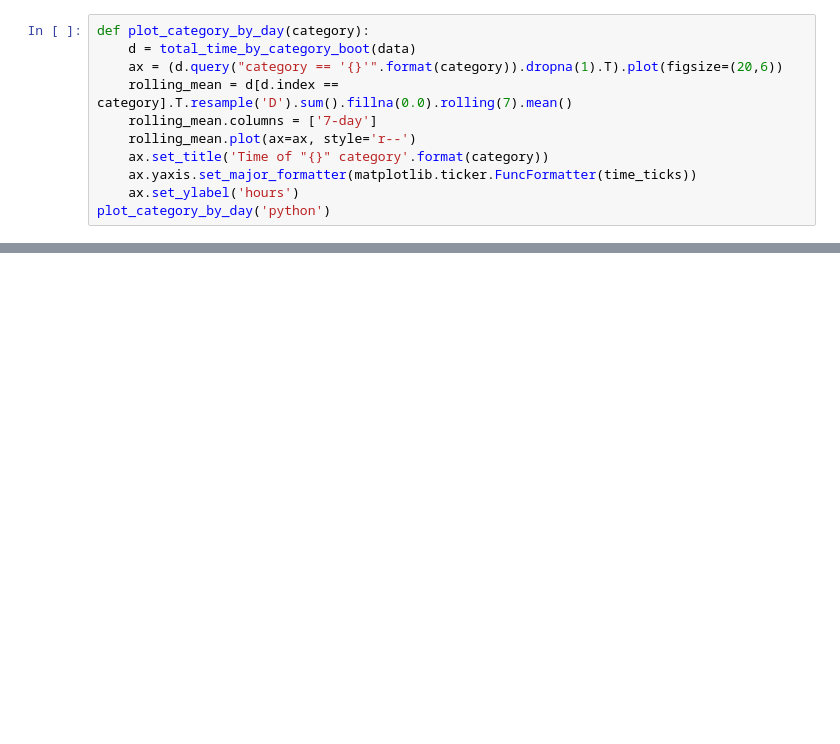
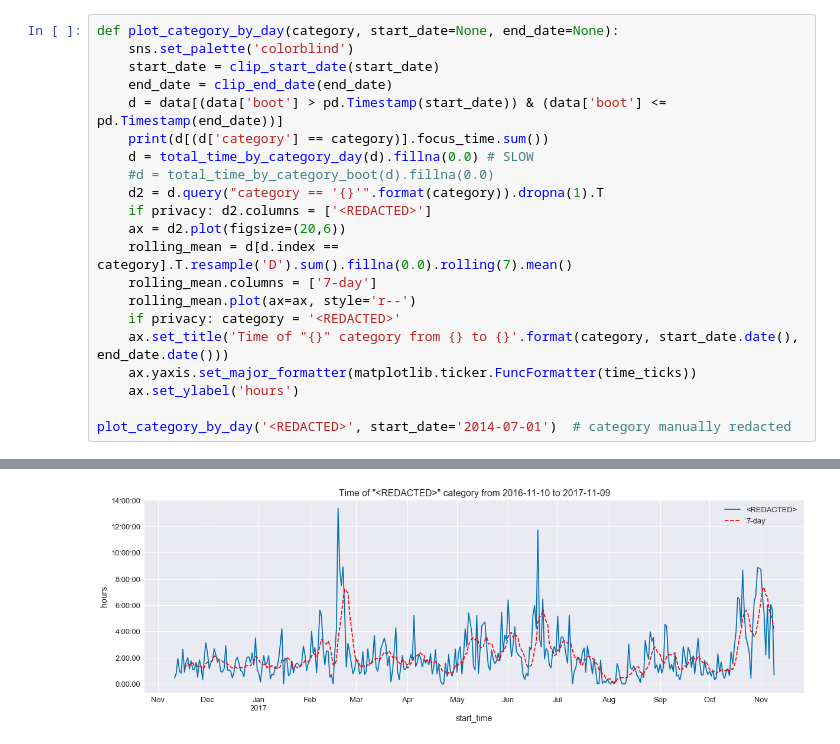
Before and after one commit to RomanKornev/Focus, a Jupyter notebook: Focus.ipynb, the cells around one changed output, grey strips where cells are left out. Cells and saved outputs as stored; diff of their text form; blank space fills up the shorter version.

```diff
--- a/Focus.ipynb
+++ b/Focus.ipynb
@@ -196,11 +76,22 @@ plot_top_by_date(10, '2016-08-01')
 # %%
-def plot_category_by_day(category):
-    d = total_time_by_category_boot(data)
-    ax = (d.query("category == '{}'".format(category)).dropna(1).T).plot(figsize=(20,6))
+def plot_category_by_day(category, start_date=None, end_date=None):
+    sns.set_palette('colorblind')
+    start_date = clip_start_date(start_date)
+    end_date = clip_end_date(end_date)
+    d = data[(data['boot'] > pd.Timestamp(start_date)) & (data['boot'] <= pd.Timestamp(end_date))]
+    print(d[(d['category'] == category)].focus_time.sum())
+    d = total_time_by_category_day(d).fillna(0.0) # SLOW
+    #d = total_time_by_category_boot(d).fillna(0.0)
+    d2 = d.query("category == '{}'".format(category)).dropna(1).T
+    if privacy: d2.columns = ['<REDACTED>']
+    ax = d2.plot(figsize=(20,6))
     rolling_mean = d[d.index == category].T.resample('D').sum().fillna(0.0).rolling(7).mean()
     rolling_mean.columns = ['7-day']
     rolling_mean.plot(ax=ax, style='r--')
-    ax.set_title('Time of "{}" category'.format(category))
+    if privacy: category = '<REDACTED>'
+    ax.set_title('Time of "{}" category from {} to {}'.format(category, start_date.date(), end_date.date()))
     ax.yaxis.set_major_formatter(matplotlib.ticker.FuncFormatter(time_ticks))
     ax.set_ylabel('hours')
-plot_category_by_day('python')
+
+plot_category_by_day('<REDACTED>', start_date='2014-07-01')  # category manually redacted
+# %% [output]
@@ -207 +99,2 @@ plot_category_by_day('python')
+[figure, added]
 # %%
```
Also changed, not shown: parts of 9 cells of this notebook, 4 other files.
